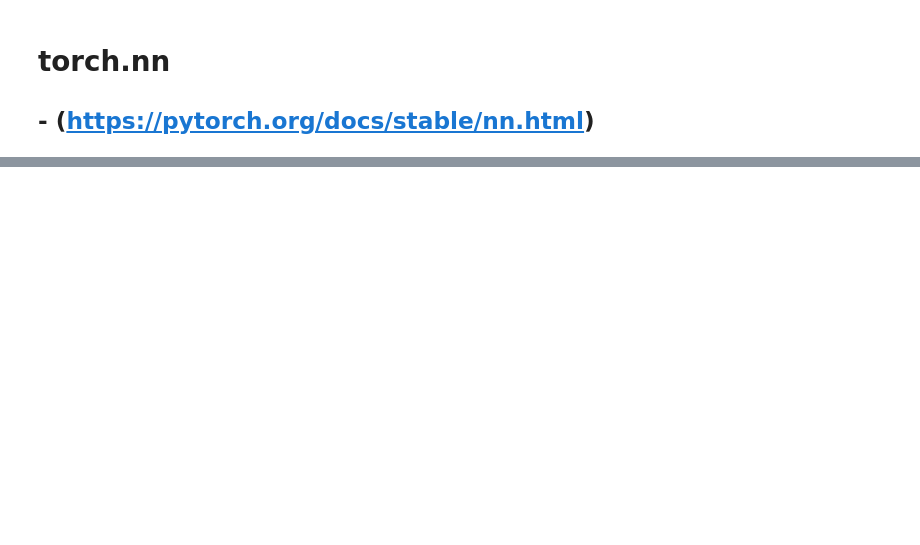
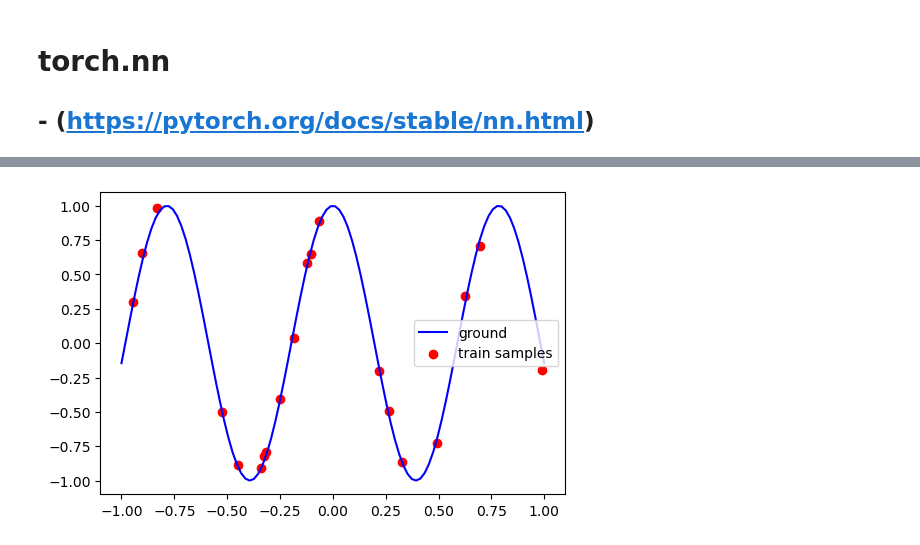
Before and after one commit to shib0li/CS6350-PyTorch-Tutorial, a Jupyter notebook: Part2-nn-Module.ipynb, the cells around one changed output, grey strips where cells are left out. Drawn from its saved outputs; the diff is of its cells as text; code cells hidden in the pictures; blank space fills up the shorter version.

```diff
--- a/Part2-nn-Module.ipynb
+++ b/Part2-nn-Module.ipynb
@@ -162,0 +162,27 @@ plt.legend()
+# %%
+def sinuous(x):
+    y = np.sin(8*x+0.5*np.pi)
+    return y
+
+Ntr = 20
+noise = 5e-2
+
+Xtr = np.random.uniform(-1,1, size=[Ntr,1])
+ytr = sinuous(Xtr)
+epsi = noise*np.random.normal(size=ytr.shape)
+
+ytr = ytr+epsi
+
+Xte = np.linspace(-1,1,100).reshape([-1,1])
+yte = sinuous(Xte)
+
+fig = plt.figure(figsize=(6,4), dpi= 100, facecolor='w', edgecolor='k')
+
+plt.plot(Xte.squeeze(), yte.squeeze(), color='b', label='ground')
+plt.scatter(Xtr.squeeze(), ytr.squeeze(), color='r', label='train samples')
+plt.legend()
+
+dataset_train = SimpleDataset(Xtr, ytr)
+dataset_test = SimpleDataset(Xte, yte)
+# %% [output]
+[figure, added]
```
Also changed, not shown: parts of 8 cells of this notebook, 1 other file.
